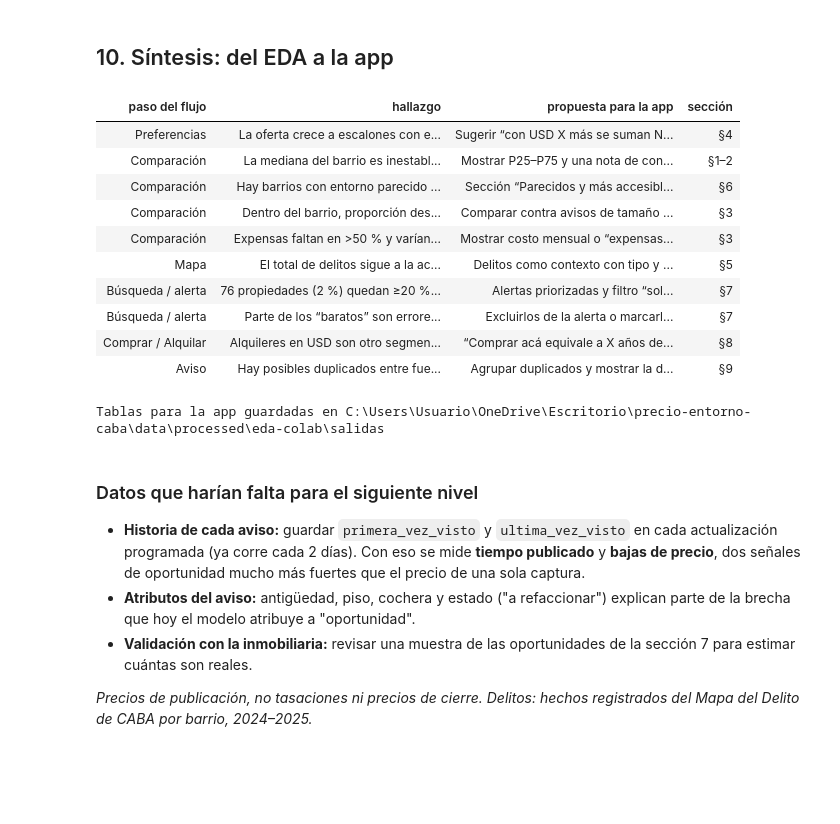
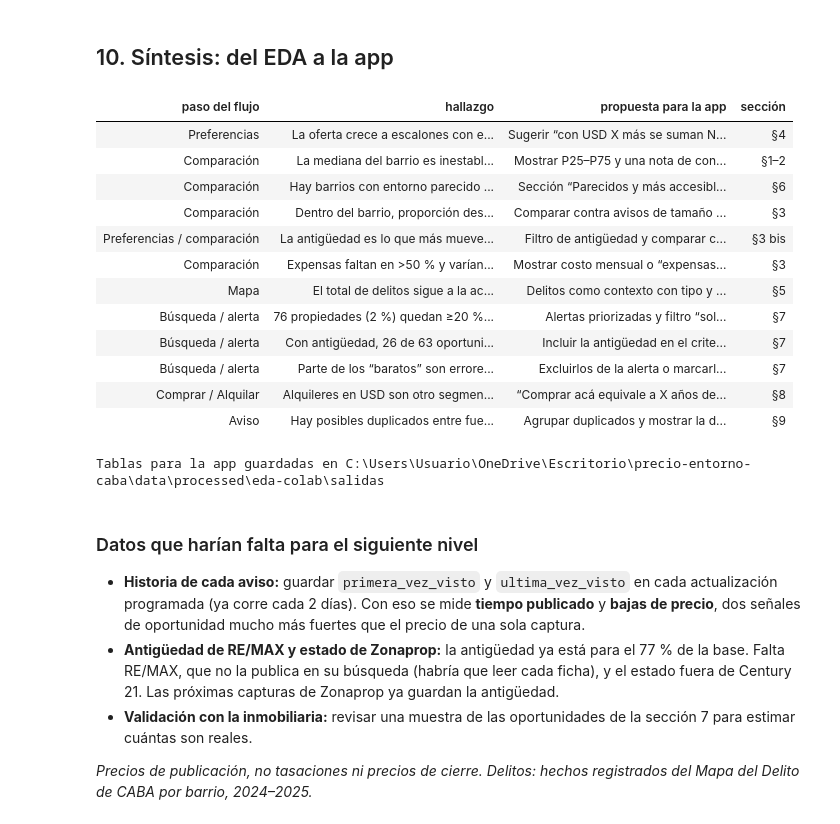
Before and after one commit to cruz-jenifer/precio-entorno-caba, a Jupyter notebook: notebooks/eda_oportunidades.ipynb, the cells around one changed output. Saved outputs shown, nothing was run; the diff lists cells and outputs as text; code cells hidden in the pictures; blank space fills up the shorter version.

```diff
--- a/notebooks/eda_oportunidades.ipynb
+++ b/notebooks/eda_oportunidades.ipynb
@@ -359,0 +374,9 @@ Correlación expensas/m² con USD/m² relativo al barrio: rho = +0.27
+# %%
+TIENE_EDIFICIO = 'age_years' in venta.columns and venta['age_years'].notna().any()
+if not TIENE_EDIFICIO:
+    print('El paquete no trae datos del edificio: regeneralo con una captura *-edificio.')
+else:
+    cob = venta.groupby('agency').agg(avisos=('id', 'size'), con_antiguedad=('age_years', lambda s: s.notna().mean()),
+                                      con_estado=('condition', lambda s: s.notna().mean()))
+    display(cob.sort_values('avisos', ascending=False).style.format({'con_antiguedad': '{:.0%}', 'con_estado': '{:.0%}'}))
+    print(f"Con antigüedad: {venta['age_years'].notna().sum():,} avisos · con estado: {venta['condition'].notna().sum():,}".replace(',', '.'))
@@ -359,0 +392,29 @@ Correlación expensas/m² con USD/m² relativo al barrio: rho = +0.27
+# %%
+if TIENE_EDIFICIO:
+    ORDEN_ESTADO = ['a estrenar', 'en construcción', 'excelente', 'muy bueno', 'bueno', 'regular', 'reciclado', 'a reciclar']
+    venta['antiguedad'] = pd.cut(venta['age_years'], [-1, 0, 10, 30, 50, 70, 300],
+                                 labels=['a estrenar', '1–10', '11–30', '31–50', '51–70', '71+'])
+    con_edad = venta.dropna(subset=['age_years'])
+    t_edad = con_edad.groupby('antiguedad', observed=True)['rel_barrio'].agg(
+        mediana='median', p25=lambda s: s.quantile(.25), p75=lambda s: s.quantile(.75), n='size')
+    con_estado = venta.dropna(subset=['condition'])
+    t_estado = con_estado.groupby('condition')['rel_barrio'].agg(
+        mediana='median', p25=lambda s: s.quantile(.25), p75=lambda s: s.quantile(.75), n='size')
+    t_estado = t_estado.reindex([e for e in ORDEN_ESTADO if e in t_estado.index])
+
+    fig, axes = plt.subplots(1, 2, figsize=(13, 4.2), sharey=True)
+    for ax, (titulo, t) in zip(axes, [('Antigüedad (años)', t_edad), ('Estado declarado (Century 21)', t_estado)]):
+        x = np.arange(len(t))
+        ax.vlines(x, t['p25'], t['p75'], color=CORDON, lw=6)
+        ax.plot(x, t['mediana'], color=JACARANDA, lw=2, marker='o', ms=6, mec='white', mew=1.5)
+        ax.axhline(1, color=GRIS, lw=1, ls='--')
+        ax.set_xticks(x, [f'{i}\nn={n}' for i, n in zip(t.index.astype(str), t['n'])], fontsize=8)
+        ax.set_title(titulo, fontsize=10)
+    axes[0].set_ylabel('USD/m² / mediana del barrio'); axes[0].yaxis.set_major_formatter(pct)
+    fig.suptitle('Precio por m² relativo al barrio según antigüedad y estado', x=.01, ha='left', fontweight='semibold')
+    plt.tight_layout(); plt.show()
+
+    rho, p = spearmanr(con_edad['age_years'], con_edad['rel_barrio'])
+    print(f'Antigüedad vs. USD/m² relativo al barrio: rho = {rho:+.2f} (p = {p:.1e}, n = {len(con_edad)})')
+    # ¿Cambia con la fuente? Cada fuente por separado.
+    display(con_edad.groupby(['agency', 'antiguedad'], observed=True)['rel_barrio'].median().unstack().style.format('{:.0%}'))
@@ -936,30 +1096,34 @@ que la app debería decir "posible".
 # %%
 resumen = pd.DataFrame([
     ('Preferencias', 'La oferta crece a escalones con el presupuesto', 'Sugerir “con USD X más se suman N barrios”', '§4'),
     ('Comparación', 'La mediana del barrio es inestable con muestras chicas y hay mucha dispersión interna', 'Mostrar P25–P75 y una nota de confianza de la muestra', '§1–2'),
     ('Comparación', 'Hay barrios con entorno parecido y 10–35 % menos de USD/m²', 'Sección “Parecidos y más accesibles”, descrita capa por capa', '§6'),
     ('Comparación', 'Dentro del barrio, proporción descubierta, tamaño y ambientes mueven el USD/m²; la ubicación fina casi no', 'Comparar contra avisos de tamaño parecido; mostrar m² descubiertos', '§3'),
+    ('Preferencias / comparación', 'La antigüedad es lo que más mueve el USD/m² dentro del barrio (rho −0,51): hasta 10 años +16 %, más de 30 años −13 a −15 %', 'Filtro de antigüedad y comparar contra avisos de antigüedad parecida', '§3 bis'),
     ('Comparación', 'Expensas faltan en >50 % y varían mucho', 'Mostrar costo mensual o “expensas no informadas”', '§3'),
     ('Mapa', 'El total de delitos sigue a la actividad urbana, no al precio', 'Delitos como contexto con tipo y franja; nunca para ordenar', '§5'),
     ('Búsqueda / alerta', '76 propiedades (2 %) quedan ≥20 % por debajo de lo esperado y de sus comparables', 'Alertas priorizadas y filtro “solo por debajo de comparables”', '§7'),
+    ('Búsqueda / alerta', 'Con antigüedad, 26 de 63 oportunidades dejan de serlo: eran edificios viejos', 'Incluir la antigüedad en el criterio de la alerta', '§7'),
     ('Búsqueda / alerta', 'Parte de los “baratos” son errores de carga', 'Excluirlos de la alerta o marcarlos para revisar', '§7'),
     ('Comprar / Alquilar', 'Alquileres en USD son otro segmento; la relación precio/alquiler varía por barrio', '“Comprar acá equivale a X años de alquiler”', '§8'),
     ('Aviso', 'Hay posibles duplicados entre fuentes con precios distintos', 'Agrupar duplicados y mostrar la diferencia de precio', '§9'),
 ], columns=['paso del flujo', 'hallazgo', 'propuesta para la app', 'sección'])
 display(resumen.style.hide(axis='index').set_properties(**{'text-align': 'left'}))
 
 barrios.join(ent).to_csv(SALIDA / 'barrios_eda.csv')
 alt.to_csv(SALIDA / 'barrios_alternativos.csv', index=False)
 print('Tablas para la app guardadas en', SALIDA.resolve())
 # %% [output]
 | paso del flujo | hallazgo | propuesta para la app | sección |
 | Preferencias | La oferta crece a escalones con e... | Sugerir “con USD X más se suman N... | §4 |
 | Comparación | La mediana del barrio es inestabl... | Mostrar P25–P75 y una nota de con... | §1–2 |
 | Comparación | Hay barrios con entorno parecido ... | Sección “Parecidos y más accesibl... | §6 |
 | Comparación | Dentro del barrio, proporción des... | Comparar contra avisos de tamaño ... | §3 |
+| Preferencias / comparación | La antigüedad es lo que más mueve... | Filtro de antigüedad y comparar c... | §3 bis |
 | Comparación | Expensas faltan en >50 % y varían... | Mostrar costo mensual o “expensas... | §3 |
 | Mapa | El total de delitos sigue a la ac... | Delitos como contexto con tipo y ... | §5 |
 | Búsqueda / alerta | 76 propiedades (2 %) quedan ≥20 %... | Alertas priorizadas y filtro “sol... | §7 |
+| Búsqueda / alerta | Con antigüedad, 26 de 63 oportuni... | Incluir la antigüedad en el crite... | §7 |
 | Búsqueda / alerta | Parte de los “baratos” son errore... | Excluirlos de la alerta o marcarl... | §7 |
 | Comprar / Alquilar | Alquileres en USD son otro segmen... | “Comprar acá equivale a X años de... | §8 |
 | Aviso | Hay posibles duplicados entre fue... | Agrupar duplicados y mostrar la d... | §9 |
@@ -970,8 +1134,9 @@ Tablas para la app guardadas en C:\Users\Usuario\OneDrive\Escritorio\precio-ento
 - **Historia de cada aviso:** guardar `primera_vez_visto` y `ultima_vez_visto` en cada actualización programada
   (ya corre cada 2 días). Con eso se mide **tiempo publicado** y **bajas de precio**, dos señales de oportunidad
   mucho más fuertes que el precio de una sola captura.
-- **Atributos del aviso:** antigüedad, piso, cochera y estado ("a refaccionar") explican parte de la brecha que hoy
-  el modelo atribuye a "oportunidad".
+- **Antigüedad de RE/MAX y estado de Zonaprop:** la antigüedad ya está para el 77 % de la base. Falta RE/MAX,
+  que no la publica en su búsqueda (habría que leer cada ficha), y el estado fuera de Century 21.
+  Las próximas capturas de Zonaprop ya guardan la antigüedad.
 - **Validación con la inmobiliaria:** revisar una muestra de las oportunidades de la sección 7 para estimar
   cuántas son reales.
 
```
Also changed, not shown: parts of 12 cells of this notebook, 11 other files.
